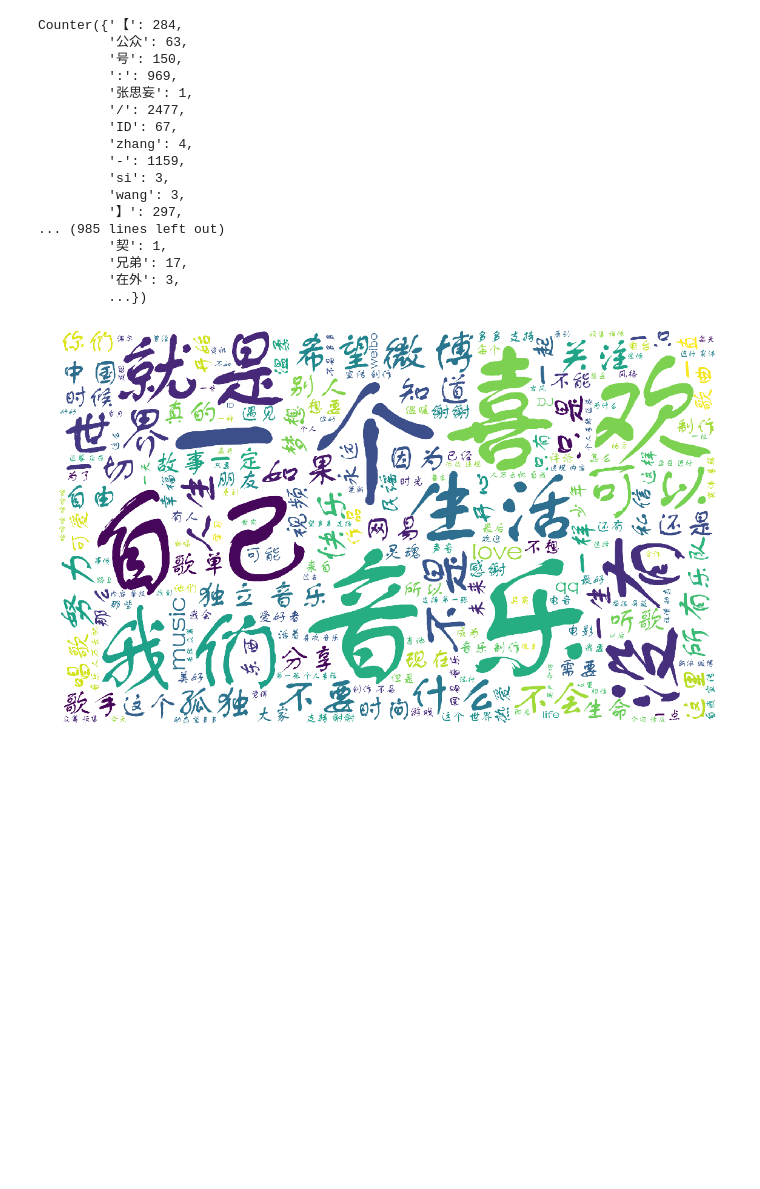
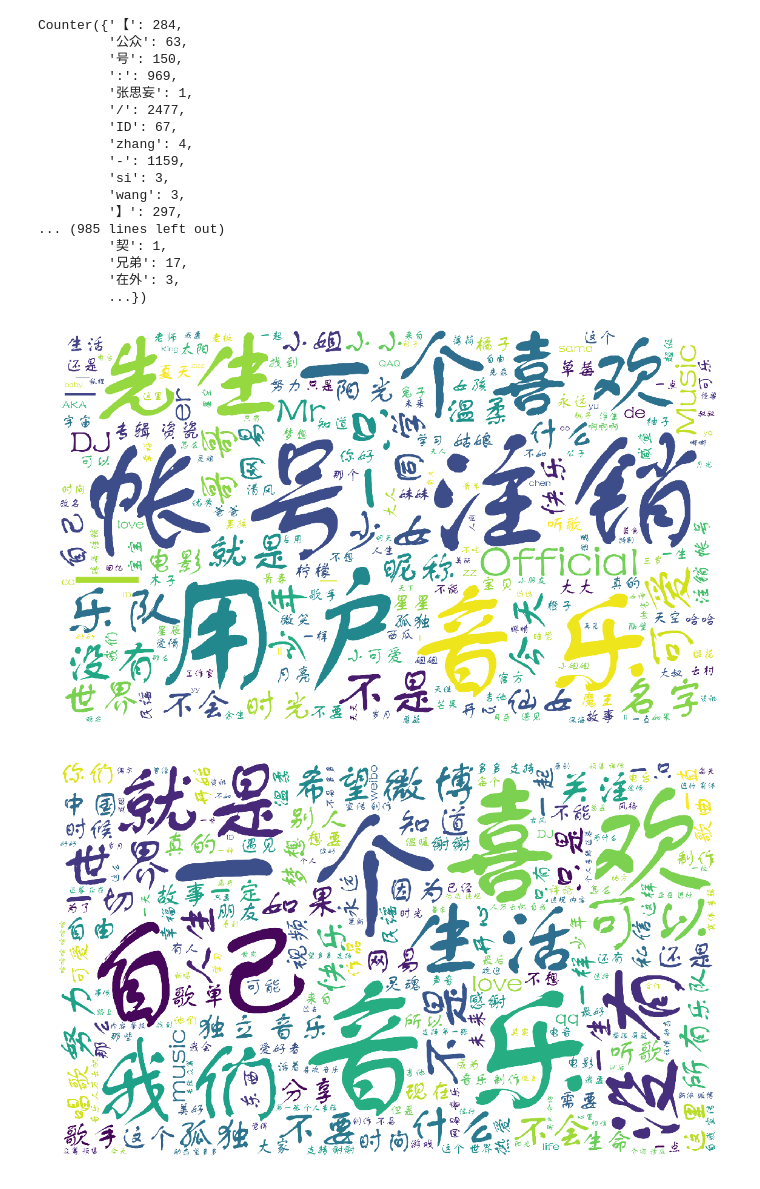
Before and after one commit to stormstone/SpiderSSS, a Jupyter notebook: Music163/music163.ipynb, the cells around one changed output. Cells and saved outputs as stored; diff of their text form; code cells hidden in the pictures; blank space fills up the shorter version.

```diff
--- a/Music163/music163.ipynb
+++ b/Music163/music163.ipynb
@@ -62,10 +62,12 @@ Counter({'【': 284,
 # %%
 font = r'C:\Windows\Fonts\FZSTK.TTF'
 plt.figure(figsize=(20,12))
-wc = WordCloud(font_path=font,background_color="white",width=2000, height=1200, margin=2).generate(' '.join(lst_word_intr))
+wc = WordCloud(font_path=font,background_color="white",width=2000, height=1200, margin=2).generate(' '.join(lst_word_name))
 plt.imshow(wc)
 plt.axis('off')
 plt.show()
+# %% [output]
+[figure, added]
 # %%
 plt.figure(figsize=(20,12))
 wc = WordCloud(font_path=font,background_color="white",width=2000, height=1200, margin=2).generate(' '.join(lst_word_intr))
```
